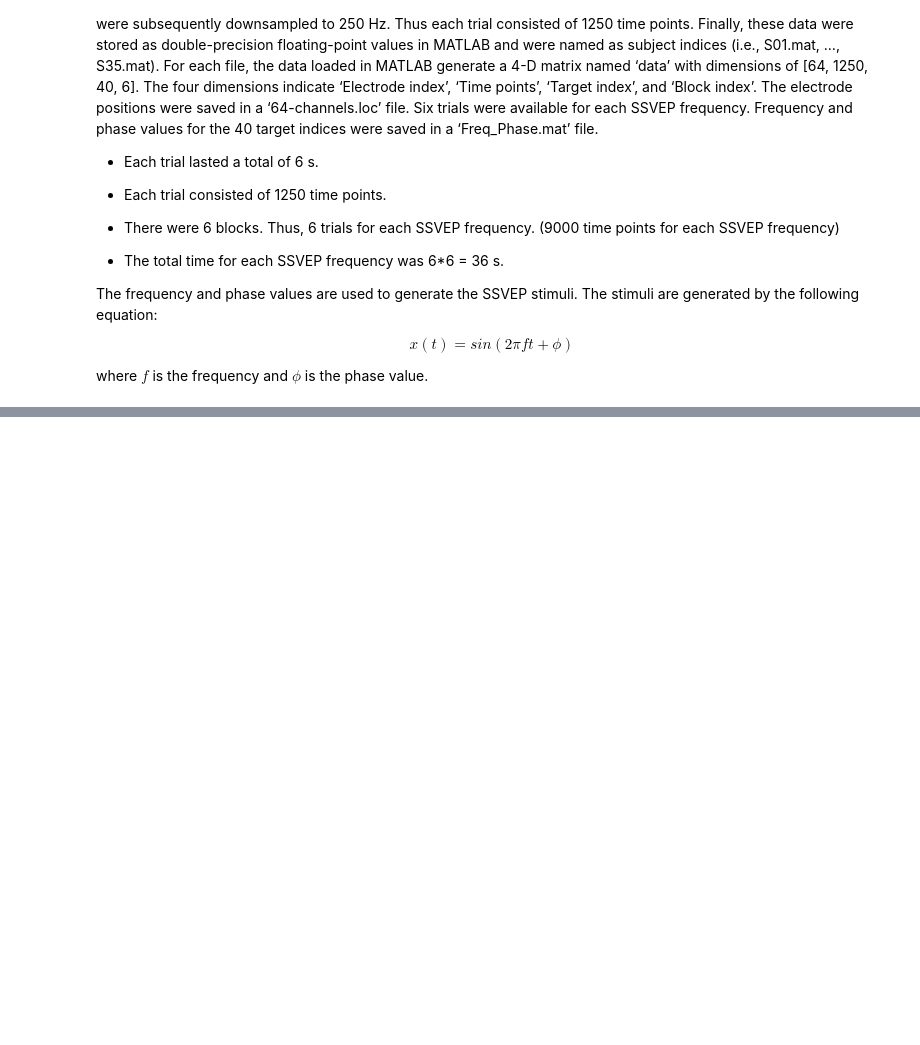
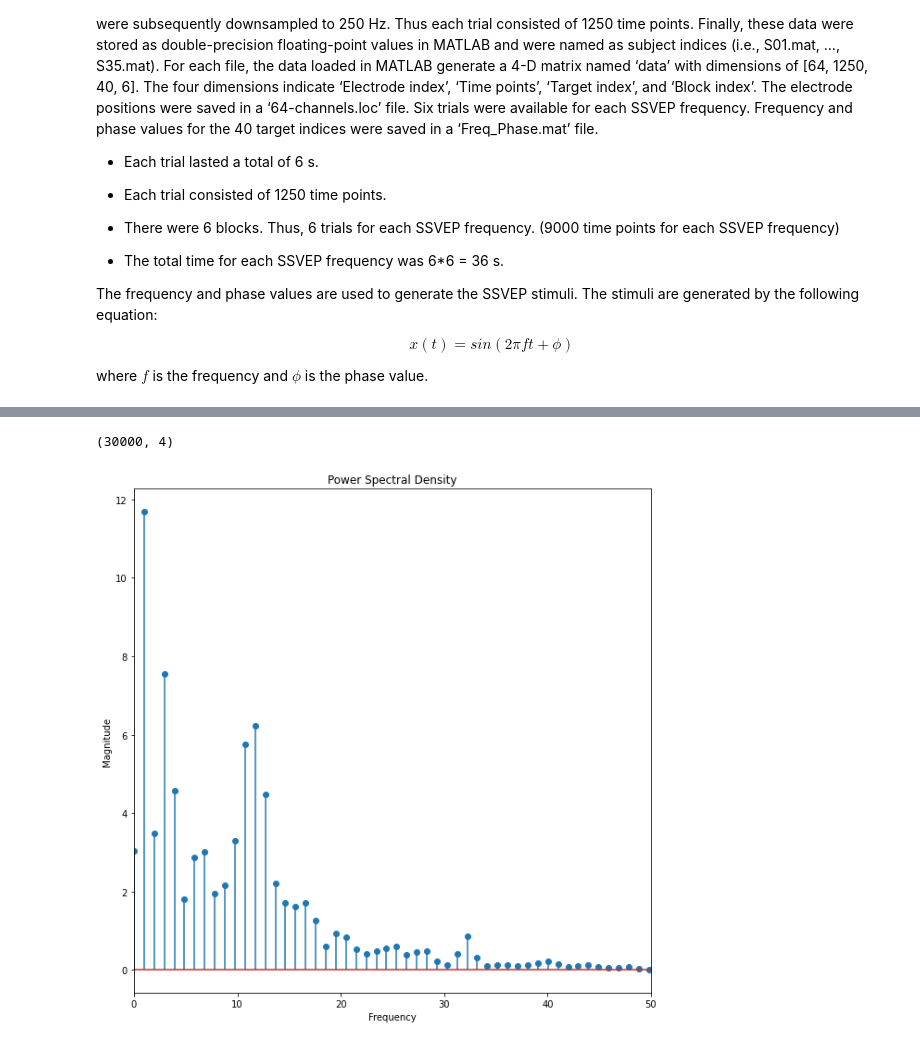
Before and after one commit to loaspra/stargan-ssvep, a Jupyter notebook: data_processing.ipynb, the cells around one changed output, grey strips where cells are left out. Saved outputs shown, nothing was run; the diff lists cells and outputs as text; code cells hidden in the pictures; blank space fills up the shorter version.

```diff
--- a/data_processing.ipynb
+++ b/data_processing.ipynb
@@ -489,0 +471,24 @@ print(itr)
+# %%
+# data = np.load("./data/train/1/S2_4.npy")
+data = pd.read_csv("./data/processed/S2.csv")
+print(data.shape)
+
+# data = data.swapaxes(0, 1)
+data = data[data['labels'] == 0].to_numpy()
+data = data[:, 0:3].swapaxes(0, 1)[:, 0:1024]
+
+# get the first channel of the data
+data = data[0, :]
+# get the power spectral density of the data
+freqs, psd = signal.welch(data, fs=250)
+# plot the psd
+plt.figure(figsize=(10,10))
+plt.stem(freqs, psd, use_line_collection=True)
+plt.title('Power Spectral Density')
+plt.xlabel('Frequency')
+plt.ylabel('Magnitude')
+plt.xlim(0, 50)
+plt.show()
+# %% [output]
+(30000, 4)
+[figure, added]
```
Also changed, not shown: parts of 42 cells of this notebook, 9 other files.
